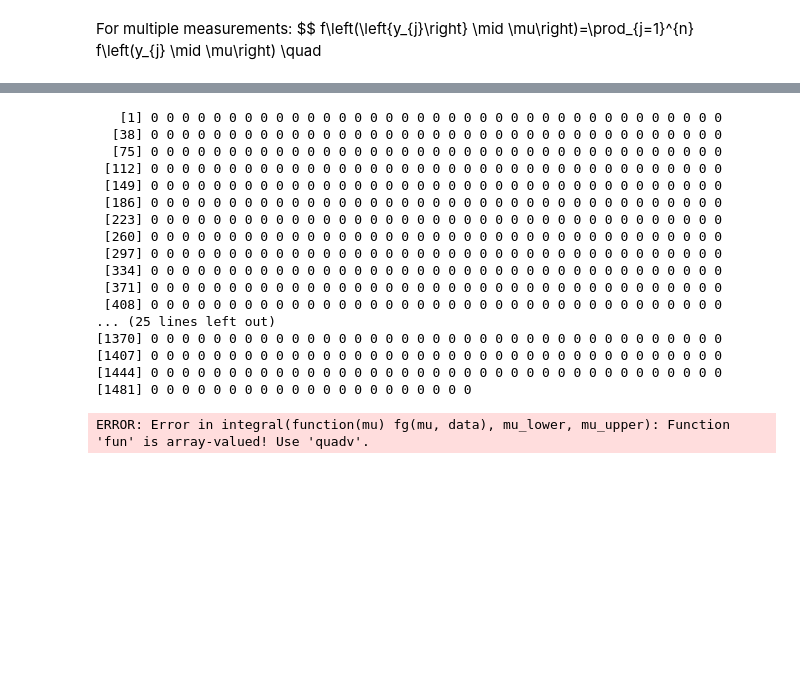
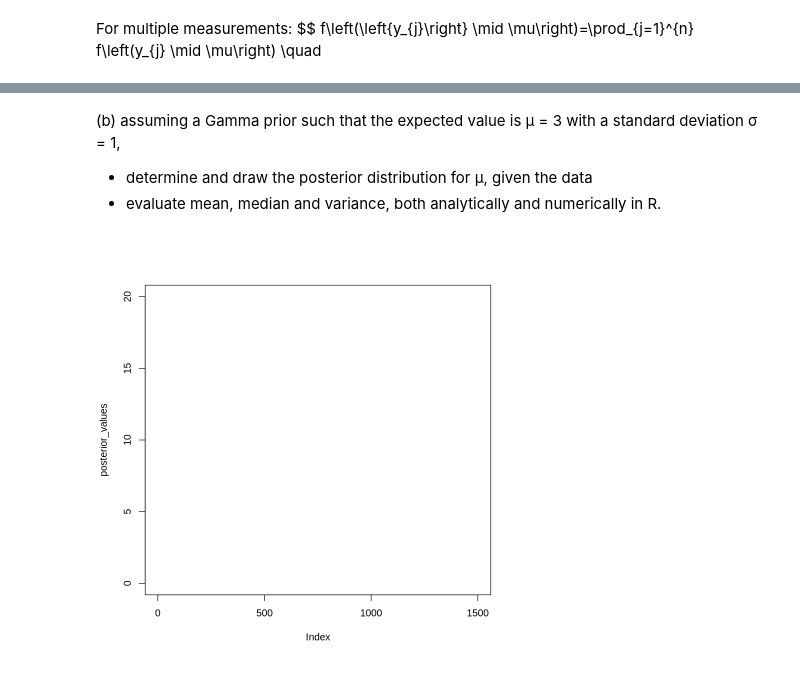
Before and after one commit to pietromalagoli/asp, a Jupyter notebook: code/lab03/Malagoli_Pietro_RLab03.ipynb, the cells around one changed output, grey strips where cells are left out. Saved outputs shown, nothing was run; the diff lists cells and outputs as text; code cells hidden in the pictures; blank space fills up the shorter version.

```diff
--- a/code/lab03/Malagoli_Pietro_RLab03.ipynb
+++ b/code/lab03/Malagoli_Pietro_RLab03.ipynb
@@ -34,60 +77,26 @@ library(pracma)
+# %% [markdown]
+(b) assuming a Gamma prior such that the expected value is µ = 3 with a standard
+deviation σ = 1,
+- determine and draw the posterior distribution for µ, given the data
+- evaluate mean, median and variance, both analytically and numerically in R.
 # %%
-# Define the observed data
-data <- c(4, 1, 3, 1, 5, 3)
-
 # Define the likelihood function for Poisson distribution
 likelihood <- function(mu, data) {
-  cumprod(dpois(data, lambda = mu))
+  return(dpois(data, lambda = mu))
 }
 
-# Define the prior distribution (positive uniform)
 prior <- function(mu) {
-  ifelse(mu > 0, 1, 0)
-}
-
-# Define the posterior distribution (proportional to likelihood * prior)
-fg <- function(mu, data) {
-  (likelihood(mu, data) * prior(mu))
-}
-
-mu_lower <- 0
-mu_upper <- 10
-
-# Define a function to integrate over y for a given x
-integrate_over_mu <- function(data) {
-  integral <- integral(function(mu) fg(mu, data), mu_lower, mu_upper)
-  return(integral)
+    return(dgamma(mu, shape=3, scale=1))
 }
 
 posterior <- function(mu, data) {
-  (fg(mu, data) / integrate_over_mu(data))
+  return(likelihood(mu, data) * prior(mu))
 }
 
-# Calculate the posterior distribution over a range of mu values
-mu_values <- seq(0, max(data) + 10, by = 0.01)
+mu_values <- seq(0, max(data) + 10, by=0.01)
 posterior_values <- posterior(mu_values, data)
-#print(posterior_values)
-posterior_values <- posterior_values / sum(posterior_values) # Normalize the posterior
+posterior_values <- posterior_values / sum(posterior_values)
 
-
-
-plot(posterior_values, ylim = c(0, 20))
+plot(posterior_values, ylim=c(0,20))
 # %% [output]
-   [1] 0 0 0 0 0 0 0 0 0 0 0 0 0 0 0 0 0 0 0 0 0 0 0 0 0 0 0 0 0 0 0 0 0 0 0 0 0
-  [38] 0 0 0 0 0 0 0 0 0 0 0 0 0 0 0 0 0 0 0 0 0 0 0 0 0 0 0 0 0 0 0 0 0 0 0 0 0
-  [75] 0 0 0 0 0 0 0 0 0 0 0 0 0 0 0 0 0 0 0 0 0 0 0 0 0 0 0 0 0 0 0 0 0 0 0 0 0
- [112] 0 0 0 0 0 0 0 0 0 0 0 0 0 0 0 0 0 0 0 0 0 0 0 0 0 0 0 0 0 0 0 0 0 0 0 0 0
- [149] 0 0 0 0 0 0 0 0 0 0 0 0 0 0 0 0 0 0 0 0 0 0 0 0 0 0 0 0 0 0 0 0 0 0 0 0 0
- [186] 0 0 0 0 0 0 0 0 0 0 0 0 0 0 0 0 0 0 0 0 0 0 0 0 0 0 0 0 0 0 0 0 0 0 0 0 0
- [223] 0 0 0 0 0 0 0 0 0 0 0 0 0 0 0 0 0 0 0 0 0 0 0 0 0 0 0 0 0 0 0 0 0 0 0 0 0
- [260] 0 0 0 0 0 0 0 0 0 0 0 0 0 0 0 0 0 0 0 0 0 0 0 0 0 0 0 0 0 0 0 0 0 0 0 0 0
- [297] 0 0 0 0 0 0 0 0 0 0 0 0 0 0 0 0 0 0 0 0 0 0 0 0 0 0 0 0 0 0 0 0 0 0 0 0 0
- [334] 0 0 0 0 0 0 0 0 0 0 0 0 0 0 0 0 0 0 0 0 0 0 0 0 0 0 0 0 0 0 0 0 0 0 0 0 0
- [371] 0 0 0 0 0 0 0 0 0 0 0 0 0 0 0 0 0 0 0 0 0 0 0 0 0 0 0 0 0 0 0 0 0 0 0 0 0
- [408] 0 0 0 0 0 0 0 0 0 0 0 0 0 0 0 0 0 0 0 0 0 0 0 0 0 0 0 0 0 0 0 0 0 0 0 0 0
-... (25 lines left out)
-[1370] 0 0 0 0 0 0 0 0 0 0 0 0 0 0 0 0 0 0 0 0 0 0 0 0 0 0 0 0 0 0 0 0 0 0 0 0 0
-[1407] 0 0 0 0 0 0 0 0 0 0 0 0 0 0 0 0 0 0 0 0 0 0 0 0 0 0 0 0 0 0 0 0 0 0 0 0 0
-[1444] 0 0 0 0 0 0 0 0 0 0 0 0 0 0 0 0 0 0 0 0 0 0 0 0 0 0 0 0 0 0 0 0 0 0 0 0 0
-[1481] 0 0 0 0 0 0 0 0 0 0 0 0 0 0 0 0 0 0 0 0 0
-ERROR: Error in integral(function(mu) fg(mu, data), mu_lower, mu_upper): Function 'fun' is array-valued! Use 'quadv'.
+[figure, added]
```
Also changed, not shown: parts of 3 cells of this notebook, 1 other file.
